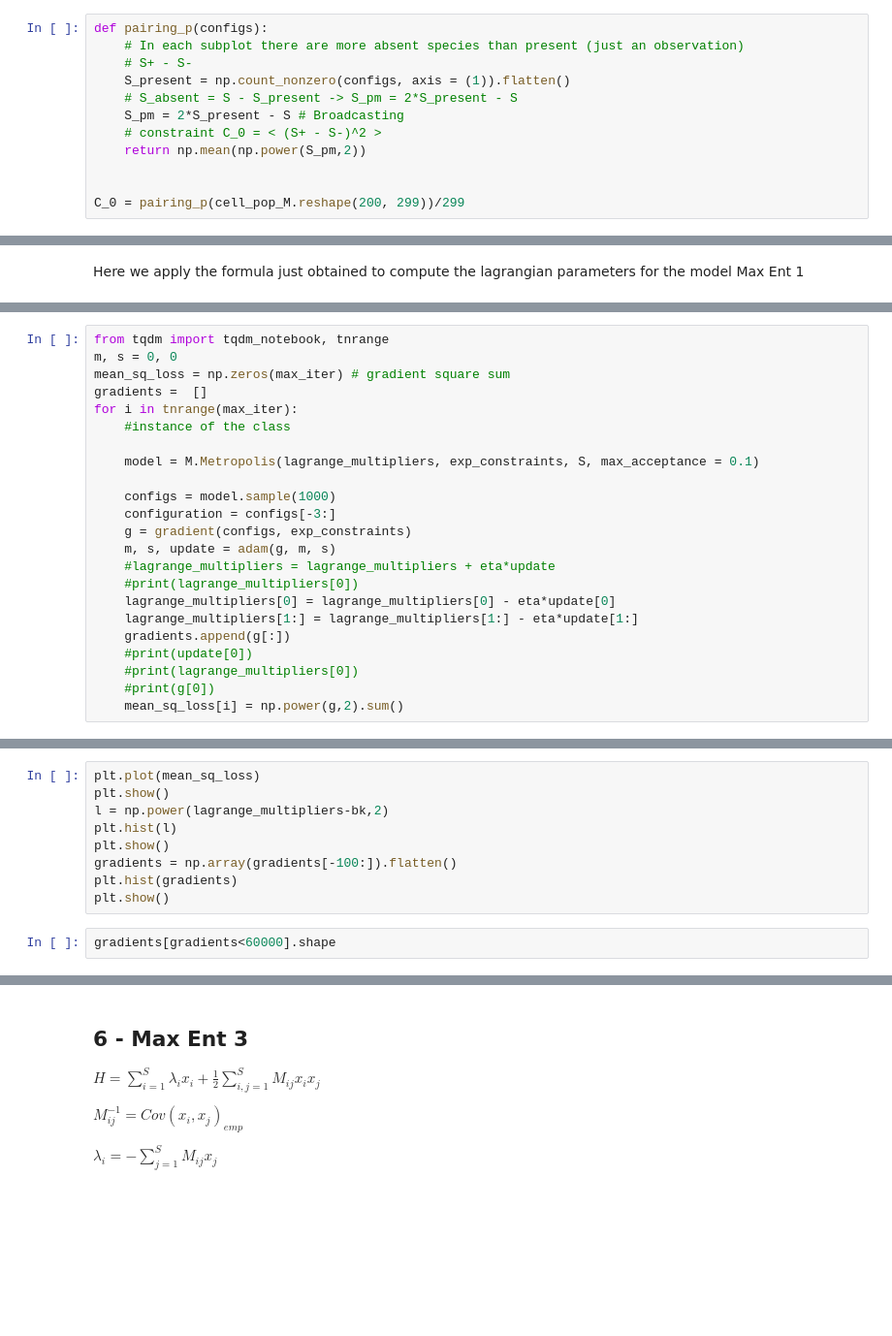
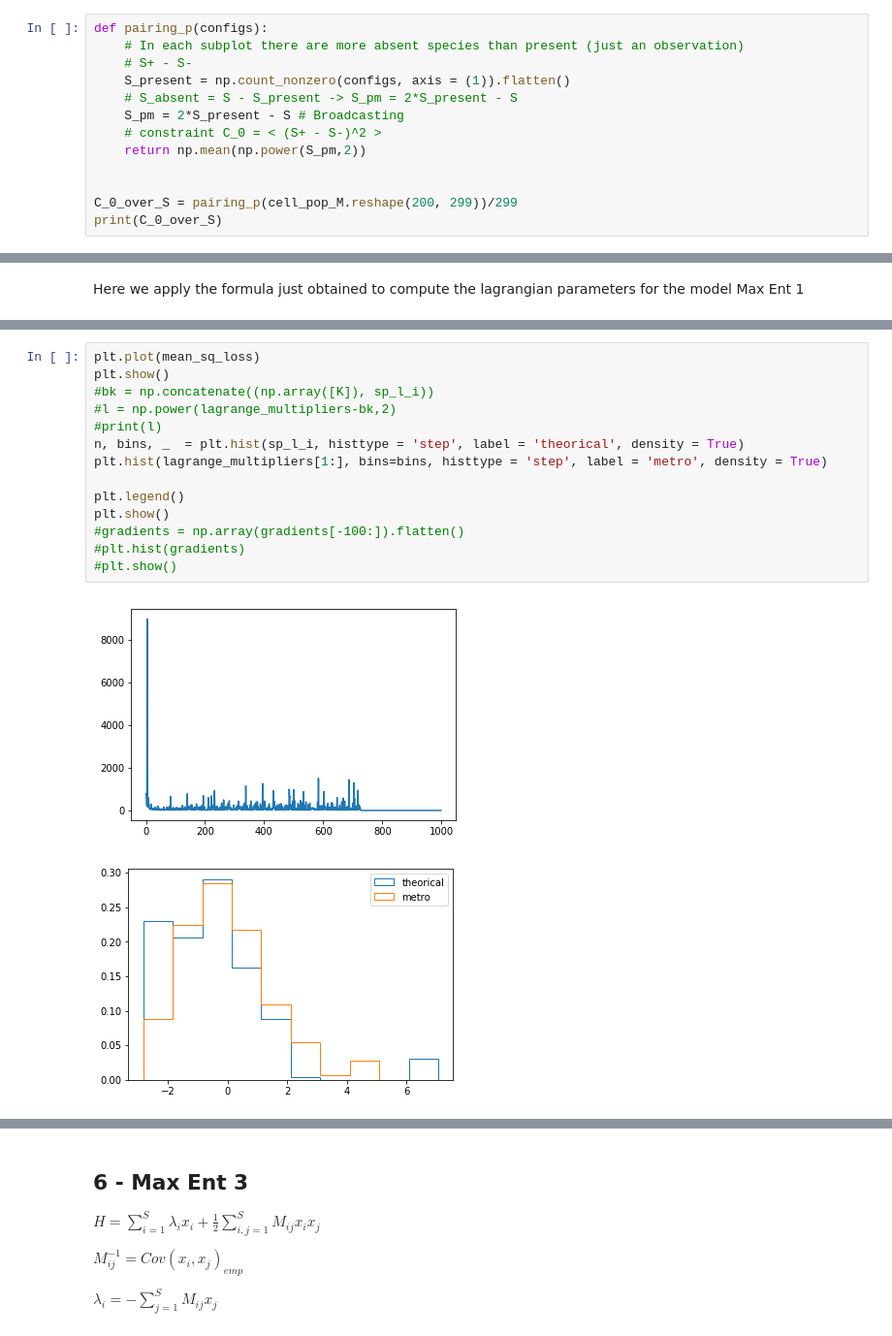
Before and after one commit to mango915/Forests, a Jupyter notebook: Forest.ipynb, the cells around one changed output, grey strips where cells are left out. Shown: that part at 97% size. Cells and saved outputs as stored; diff of their text form; blank space fills up the shorter version.

```diff
--- a/Forest.ipynb
+++ b/Forest.ipynb
@@ -60,4 +60,5 @@ def pairing_p(configs):
     return np.mean(np.power(S_pm,2))
 
 
-C_0 = pairing_p(cell_pop_M.reshape(200, 299))/299
+C_0_over_S = pairing_p(cell_pop_M.reshape(200, 299))/299
+print(C_0_over_S)
@@ -233,23 +254,0 @@ importlib.reload(M)
-# %%
-from tqdm import tqdm_notebook, tnrange
-m, s = 0, 0
-mean_sq_loss = np.zeros(max_iter) # gradient square sum
-gradients =  []
-for i in tnrange(max_iter):
-    #instance of the class
-
-    model = M.Metropolis(lagrange_multipliers, exp_constraints, S, max_acceptance = 0.1)
-
-    configs = model.sample(1000)
-    configuration = configs[-3:]
-    g = gradient(configs, exp_constraints)
-    m, s, update = adam(g, m, s)
-    #lagrange_multipliers = lagrange_multipliers + eta*update
-    #print(lagrange_multipliers[0])
-    lagrange_multipliers[0] = lagrange_multipliers[0] - eta*update[0]
-    lagrange_multipliers[1:] = lagrange_multipliers[1:] - eta*update[1:]
-    gradients.append(g[:])
-    #print(update[0])
-    #print(lagrange_multipliers[0])
-    #print(g[0])
-    mean_sq_loss[i] = np.power(g,2).sum()
@@ -259,11 +375,17 @@ TypeError: acceptance() takes 3 positional arguments but 4 were given
 # %%
 plt.plot(mean_sq_loss)
 plt.show()
-l = np.power(lagrange_multipliers-bk,2)
-plt.hist(l)
+#bk = np.concatenate((np.array([K]), sp_l_i))
+#l = np.power(lagrange_multipliers-bk,2)
+#print(l)
+n, bins, _  = plt.hist(sp_l_i, histtype = 'step', label = 'theorical', density = True)
+plt.hist(lagrange_multipliers[1:], bins=bins, histtype = 'step', label = 'metro', density = True)
+
+plt.legend()
 plt.show()
-gradients = np.array(gradients[-100:]).flatten()
-plt.hist(gradients)
-plt.show()
+#gradients = np.array(gradients[-100:]).flatten()
+#plt.hist(gradients)
+#plt.show()
+# %% [output]
+[figure, added]
+[figure, added]
-# %%
-gradients[gradients<60000].shape
```
Also changed, not shown: parts of 34 cells of this notebook.
